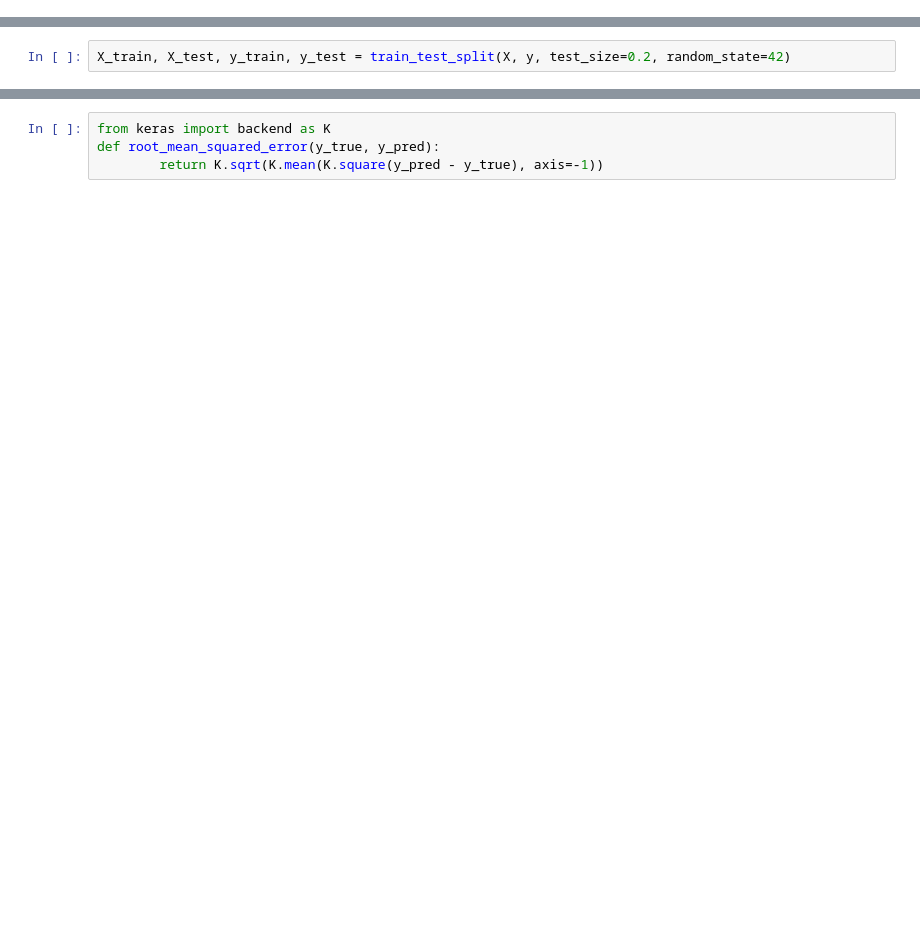
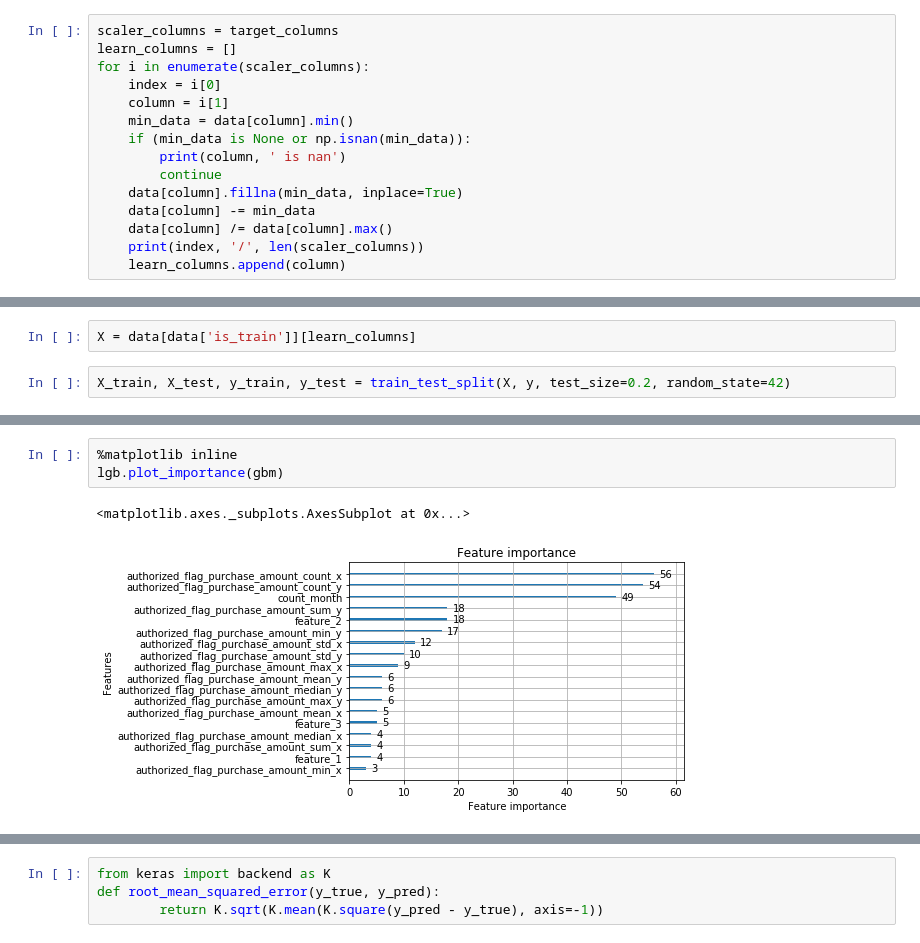
Before and after one commit to glebvk85/competitions, a Jupyter notebook: kaggle/elo-merchant-category-recommendation/analyze.ipynb, the cells around one changed output, grey strips where cells are left out. Cells and saved outputs as stored; diff of their text form; blank space fills up the shorter version.

```diff
--- a/kaggle/elo-merchant-category-recommendation/analyze.ipynb
+++ b/kaggle/elo-merchant-category-recommendation/analyze.ipynb
@@ -309,0 +339,15 @@ for i in scaler_columns:
+# %%
+scaler_columns = target_columns
+learn_columns = []
+for i in enumerate(scaler_columns):
+    index = i[0]
+    column = i[1]
+    min_data = data[column].min()
+    if (min_data is None or np.isnan(min_data)):
+        print(column, ' is nan')
+        continue
+    data[column].fillna(min_data, inplace=True)
+    data[column] -= min_data
+    data[column] /= data[column].max()
+    print(index, '/', len(scaler_columns))
+    learn_columns.append(column)
@@ -314,4 +375,6 @@ X = data[data['is_train']][target_columns]
 # %%
 y = data[data['is_train']]['target']
+# %%
+X = data[data['is_train']][learn_columns]
 # %%
 X_train, X_test, y_train, y_test = train_test_split(X, y, test_size=0.2, random_state=42)
@@ -329,0 +419,6 @@ X_train.describe()
+# %%
+%matplotlib inline
+lgb.plot_importance(gbm)
+# %% [output]
+<matplotlib.axes._subplots.AxesSubplot at 0x...>
+[figure, added]
```
Also changed, not shown: parts of 39 cells of this notebook.
